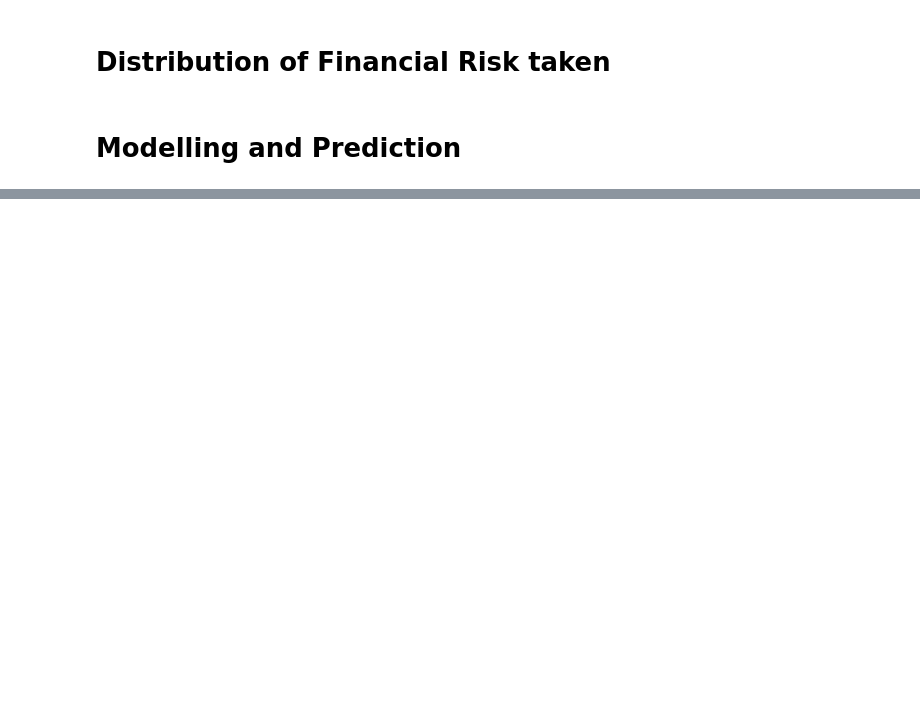
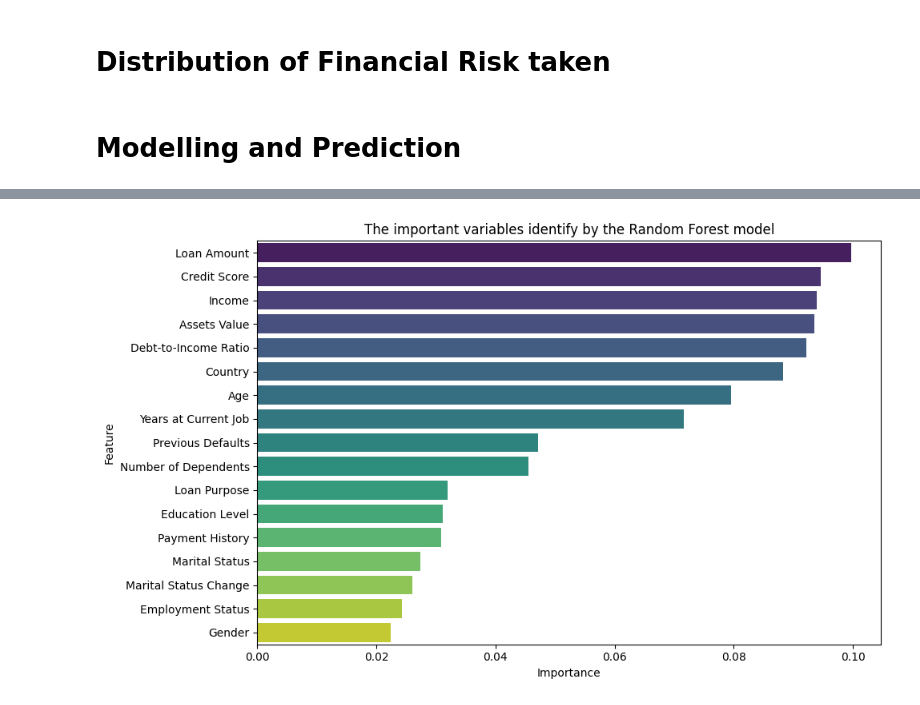
Before and after one commit to IfeoluwaRuth/Financial-Risk-Analysis, a Jupyter notebook: financial-risk-analysis.ipynb, the cells around one changed output, grey strips where cells are left out. Drawn from its saved outputs; the diff is of its cells as text; code cells hidden in the pictures; blank space fills up the shorter version.

Commit message:
Kaggle Notebook | Financial-Risk-Analysis | CompleteV1

```diff
--- a/financial-risk-analysis.ipynb
+++ b/financial-risk-analysis.ipynb
@@ -373,0 +533,14 @@ Chi-square test results for all pairwise combinations of categorical variables:
+# %%
+X = new_data_process.drop('Risk Rating', axis = 1)
+y = new_data_process['Risk Rating']
+# split the data into train and test
+X_train, X_test, y_train, y_test = train_test_split(X, y, test_size=0.2, random_state=142)
+# %%
+model_lr = LogisticRegression()
+model_lr.fit(X_train, y_train)
+preds_lr = model_lr.predict(X_test)
+preds_train = model_lr.predict(X_train)
+print("Logistic Regression:")
+print(confusion_matrix(y_test, preds_lr))
+print(classification_report(y_test, preds_lr))
+print("Accuracy :", accuracy_score(y_test, preds_lr))
@@ -373,0 +579,10 @@ Chi-square test results for all pairwise combinations of categorical variables:
+# %%
+model_rf = RandomForestClassifier(n_estimators=5, random_state=142, class_weight='balanced')
+model_rf.fit(X_train, y_train)
+
+y_pred = model_rf.predict(X_test)
+y_train_pred = model_rf.predict(X_train)
+
+print("Accuracy:", accuracy_score(y_test, y_pred))
+print(confusion_matrix(y_test, y_pred))
+print(classification_report(y_test, y_pred))
@@ -373,0 +603,17 @@ Chi-square test results for all pairwise combinations of categorical variables:
+# %%
+importances = model_rf.feature_importances_
+coefficients = pd.DataFrame({
+    'Feature': X.columns,
+    'Importance': importances
+}).sort_values(by='Importance', ascending=False)
+
+
+plt.figure(figsize=(10, 6))
+sns.barplot(data=coefficients, x='Importance', y='Feature', palette='viridis')
+plt.title('The important variables identify by the Random Forest model')
+plt.xlabel('Importance')
+plt.ylabel('Feature')
+plt.tight_layout()
+plt.show()
+# %% [output]
+[figure, added]
```
Also changed, not shown: parts of 10 cells of this notebook.
